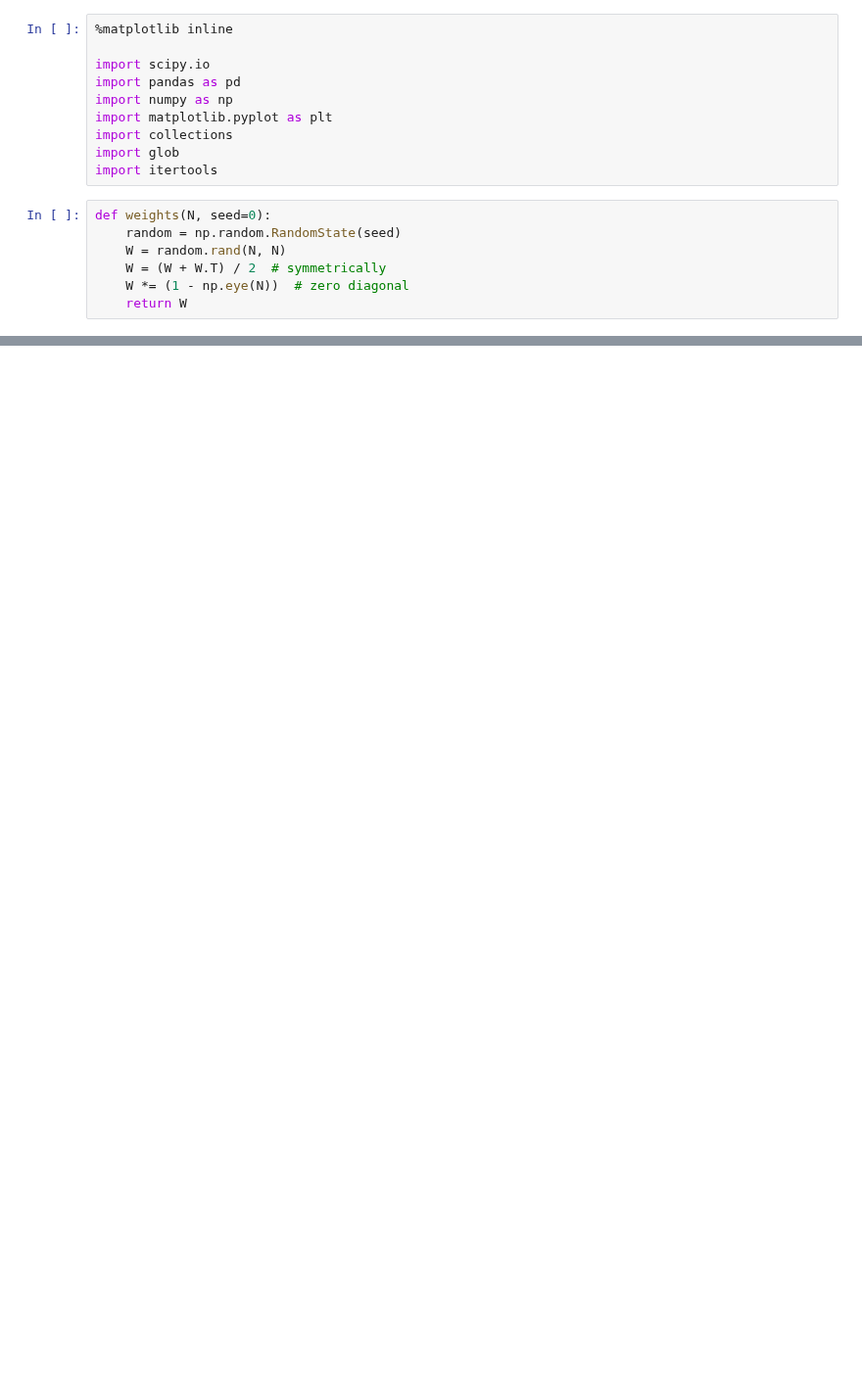
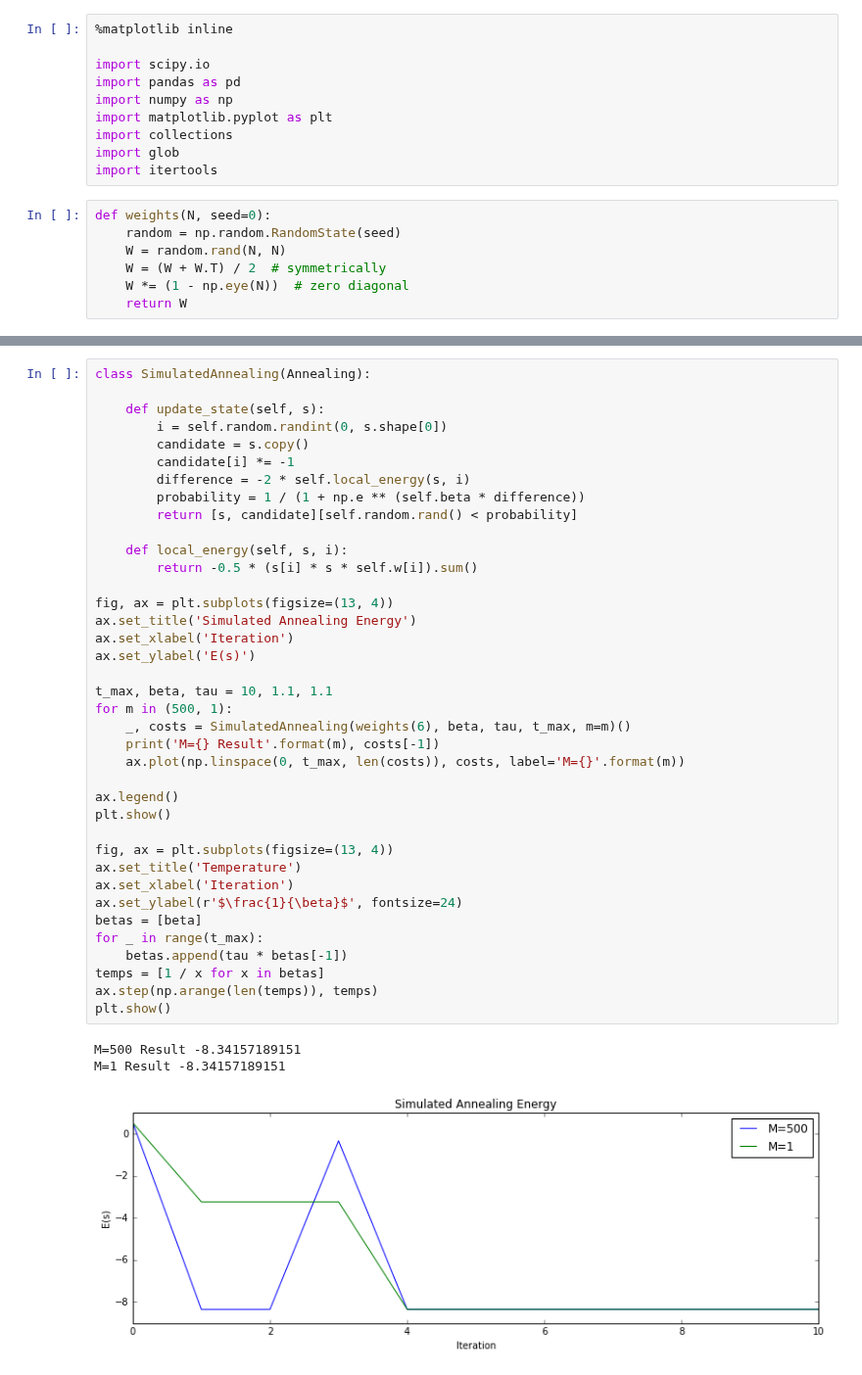
Before and after one commit to danijar/course-machine-intelligence-2, a Jupyter notebook: EX9/EX9-TheNebenhoerers.ipynb, the cells around one changed output, grey strips where cells are left out. Shown at 98% size. Drawn from its saved outputs; the diff is of its cells as text; blank space fills up the shorter version.

```diff
--- a/EX9/EX9-TheNebenhoerers.ipynb
+++ b/EX9/EX9-TheNebenhoerers.ipynb
@@ -47,0 +45,42 @@ def simulated_annealing(weights, beta, tau, t_max, m=1, seed=0):
+# %%
+class SimulatedAnnealing(Annealing):
+
+    def update_state(self, s):
+        i = self.random.randint(0, s.shape[0])
+        candidate = s.copy()
+        candidate[i] *= -1
+        difference = -2 * self.local_energy(s, i)
+        probability = 1 / (1 + np.e ** (self.beta * difference))
+        return [s, candidate][self.random.rand() < probability]
+
+    def local_energy(self, s, i):
+        return -0.5 * (s[i] * s * self.w[i]).sum()
+
+fig, ax = plt.subplots(figsize=(13, 4))
+ax.set_title('Simulated Annealing Energy')
+ax.set_xlabel('Iteration')
+ax.set_ylabel('E(s)')
+
+t_max, beta, tau = 10, 1.1, 1.1
+for m in (500, 1):
+    _, costs = SimulatedAnnealing(weights(6), beta, tau, t_max, m=m)()
+    print('M={} Result'.format(m), costs[-1])
+    ax.plot(np.linspace(0, t_max, len(costs)), costs, label='M={}'.format(m))
+
+ax.legend()
+plt.show()
+
+fig, ax = plt.subplots(figsize=(13, 4))
+ax.set_title('Temperature')
+ax.set_xlabel('Iteration')
+ax.set_ylabel(r'$\frac{1}{\beta}$', fontsize=24)
+betas = [beta]
+for _ in range(t_max):
+    betas.append(tau * betas[-1])
+temps = [1 / x for x in betas]
+ax.step(np.arange(len(temps)), temps)
+plt.show()
+# %% [output]
+M=500 Result -8.34157189151
+M=1 Result -8.34157189151
+[figure, added]
```
Also changed, not shown: parts of 5 cells of this notebook.
